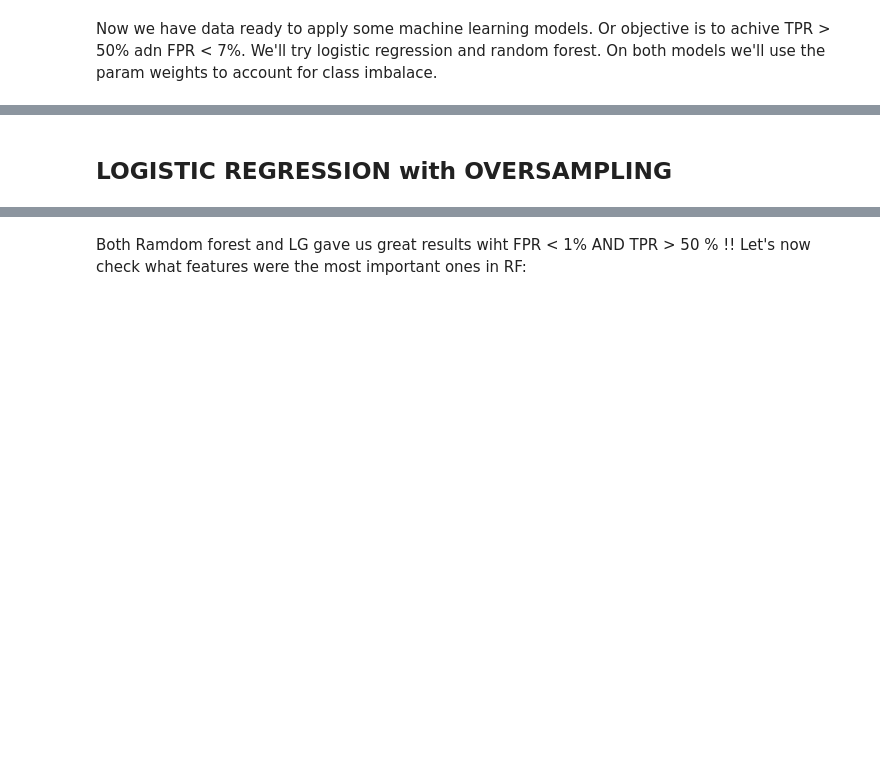
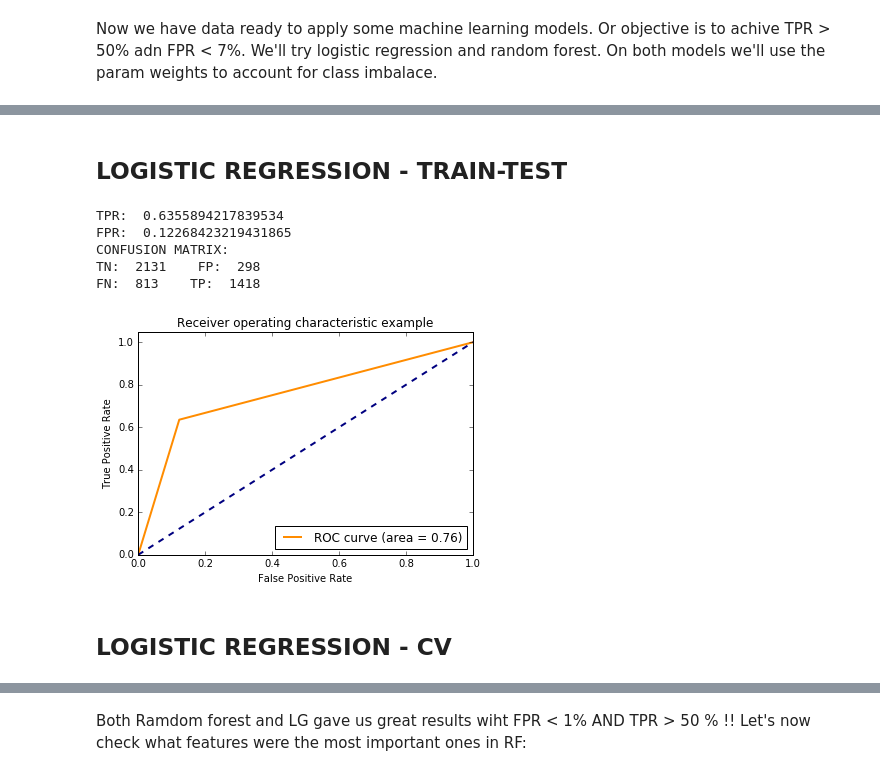
Before and after one commit to nachocarracedo/Lending_Club, a Jupyter notebook: lending_club.ipynb, the cells around one changed output, grey strips where cells are left out. Cells and saved outputs as stored; diff of their text form; code cells hidden in the pictures; blank space fills up the shorter version.

```diff
--- a/lending_club.ipynb
+++ b/lending_club.ipynb
@@ -336,2 +394,49 @@ loan_df.head()
+# %% [markdown]
+## LOGISTIC REGRESSION -  TRAIN-TEST
+# %%
+X_train, X_test, y_train, y_test = train_test_split(features, target, stratify=target,test_size=0.20)
+
+penalty = {
+    0: 4,
+    1: 1
+}
+
+lr.fit(X_train, y_train)
+
+predictions = lr.predict(X_test)
+predictions = pd.Series(predictions)
+
+tn = len(predictions[(predictions == 0) & (y_test.values==0)])
+tp = len(predictions[(predictions == 1) & (y_test.values==1)])
+fn = len(predictions[(predictions == 0) & (y_test.values==1)])
+fp = len(predictions[(predictions == 1) & (y_test.values==0)])
+fpr = fp / (fp + tn)
+tpr = tp / (tp + fn)
+
+print('TPR: ',tpr)
+print('FPR: ',fpr)
+fprpoints, tprpoints, thresholds = roc_curve(y_test, predictions)
+print('CONFUSION MATRIX:')
+cm = confusion_matrix(y_test,predictions)
+print('TN: ',cm[0,0], '   FP: ',cm[0,1])
+print('FN: ',cm[1,0], '   TP: ',cm[1,1])
+plt.figure()
+lw = 2
+plt.plot(fprpoints, tprpoints, color='darkorange', lw=lw, label='ROC curve (area = %0.2f)' % auc(fprpoints,tprpoints))
+plt.plot([0, 1], [0, 1], color='navy', lw=lw, linestyle='--')
+plt.xlim([0.0, 1.0])
+plt.ylim([0.0, 1.05])
+plt.xlabel('False Positive Rate')
+plt.ylabel('True Positive Rate')
+plt.title('Receiver operating characteristic example')
+plt.legend(loc="lower right")
+plt.show()
+# %% [output]
+TPR:  0.6355894217839534
+FPR:  0.12268423219431865
+CONFUSION MATRIX:
+TN:  2131    FP:  298
+FN:  813    TP:  1418
+[figure, added]
 # %% [markdown]
-## LOGISTIC REGRESSION with OVERSAMPLING
+## LOGISTIC REGRESSION - CV
```
Also changed, not shown: parts of 20 cells of this notebook, 1 other file.
